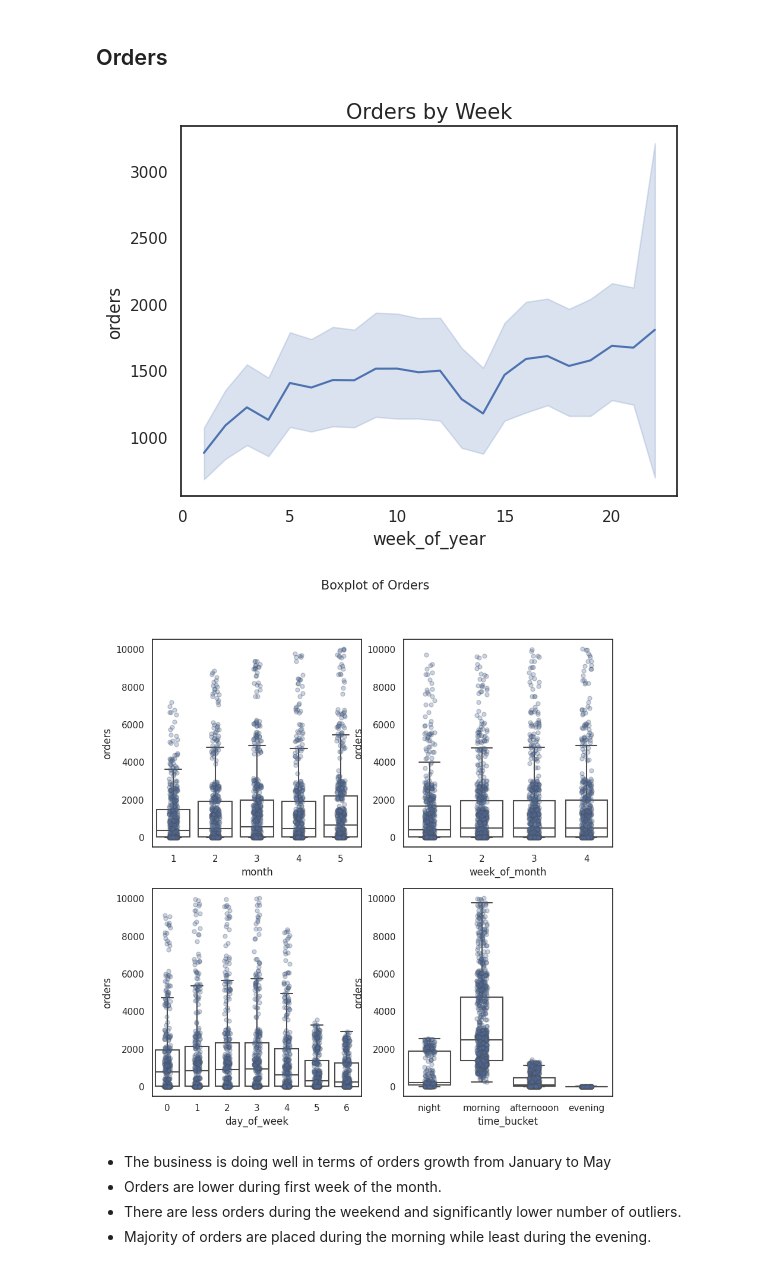
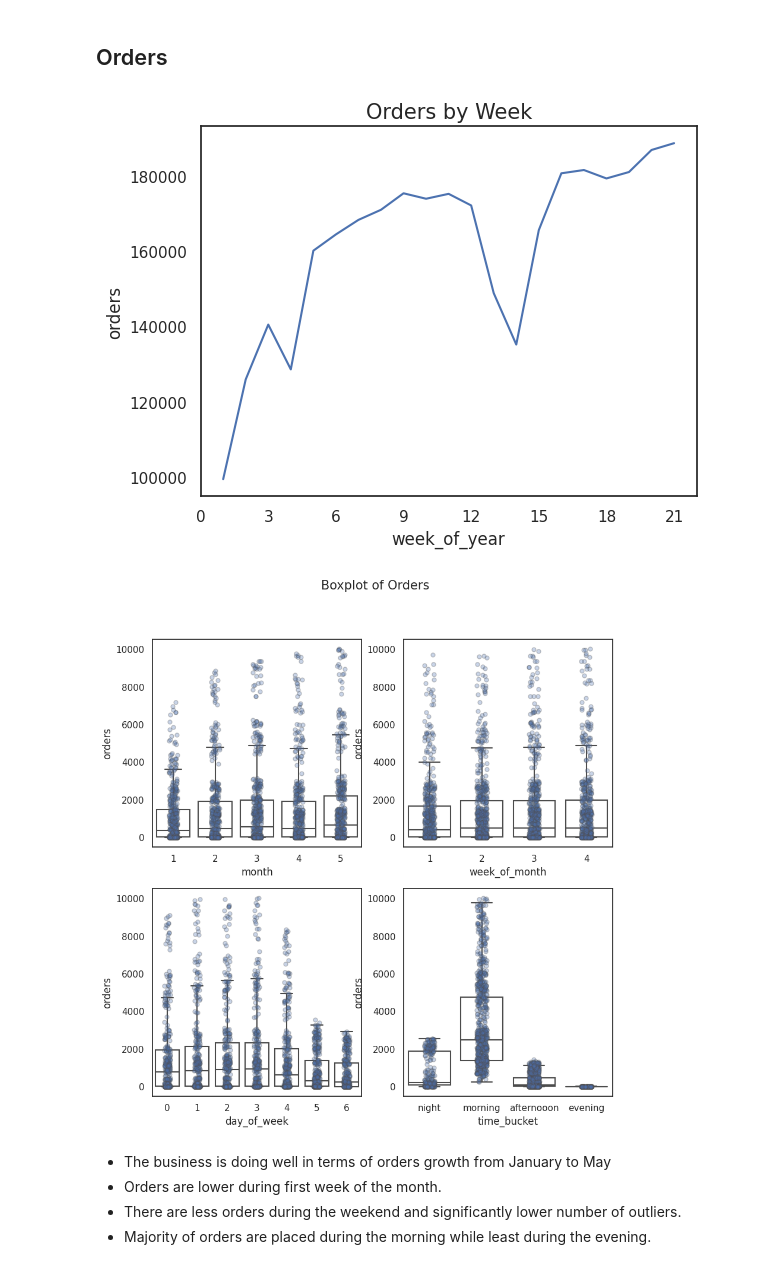
Before and after one commit to nixonline/Promo_Analysis, a Jupyter notebook: Promo_Analysis.ipynb, the cells around one changed output. Cells and saved outputs as stored; diff of their text form; code cells hidden in the pictures.

```diff
--- a/Promo_Analysis.ipynb
+++ b/Promo_Analysis.ipynb
@@ -242,6 +244,7 @@ def expand_features(df):
   df['month'] = df['trans_date'].dt.month
   df['day_of_month'] = df['trans_date'].dt.day
   df['day_of_week'] = df['trans_date'].dt.dayofweek
+  df['day_of_week_txt'] = df['trans_date'].dt.day_name()
   df['week_of_year'] = df['trans_date'].dt.weekofyear
   df['week_of_month'] = df['trans_date'].apply(lambda d : str(d.day//8+1))
 
@@ -304,12 +307,15 @@ A quick glance on the correlation heatmap shows that:
 *   Count of COVID cases has negligible correlation on the business metrics.
 # %% [markdown]
 ## Orders
+# %%
+df_wk = df[df.week_of_year <= 21].groupby('week_of_year').sum(numeric_only=True)
 # %%
-sns.lineplot(data=df[df.week_of_year != 53], x='week_of_year', y='orders')
+sns.lineplot(x=df_wk.index, y=df_wk.orders)
+plt.xticks(np.arange(0, max(df_wk.index)+1, 3.0))
 plt.title('Orders by Week', size=15)
 plt.show()
 # %% [output]
-[figure, old version]
+[figure, new version]
 # %%
 fig, ((ax1, ax2), (ax3, ax4)) = plt.subplots(2, 2, figsize=(10,10))
 
@@ -328,7 +334,7 @@ sns.stripplot(data=df, x='time_bucket', y='orders', jitter=True, alpha=.3, linew
 plt.suptitle("Boxplot of Orders", size=15)
 plt.show()
 # %% [output]
-[figure, old version]
+[figure, new version]
 # %% [markdown]
 
 *   The business is doing well in terms of orders growth from January to May
```
Also changed, not shown: parts of 7 cells of this notebook.
